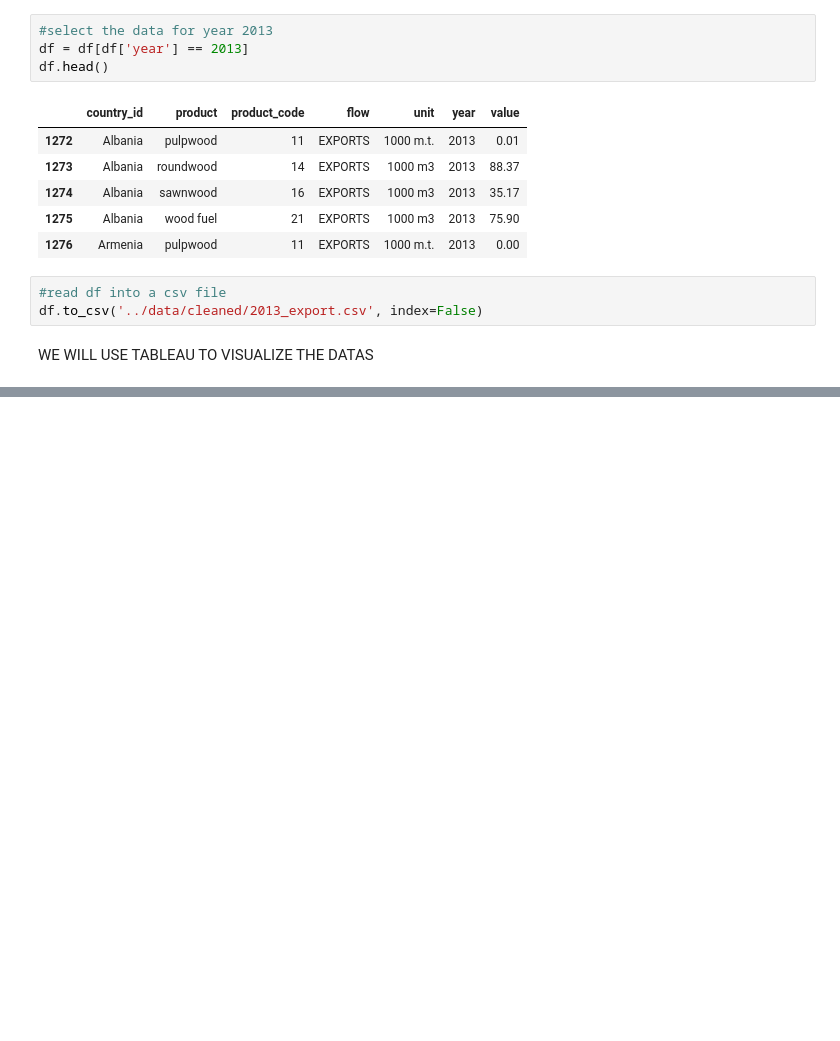
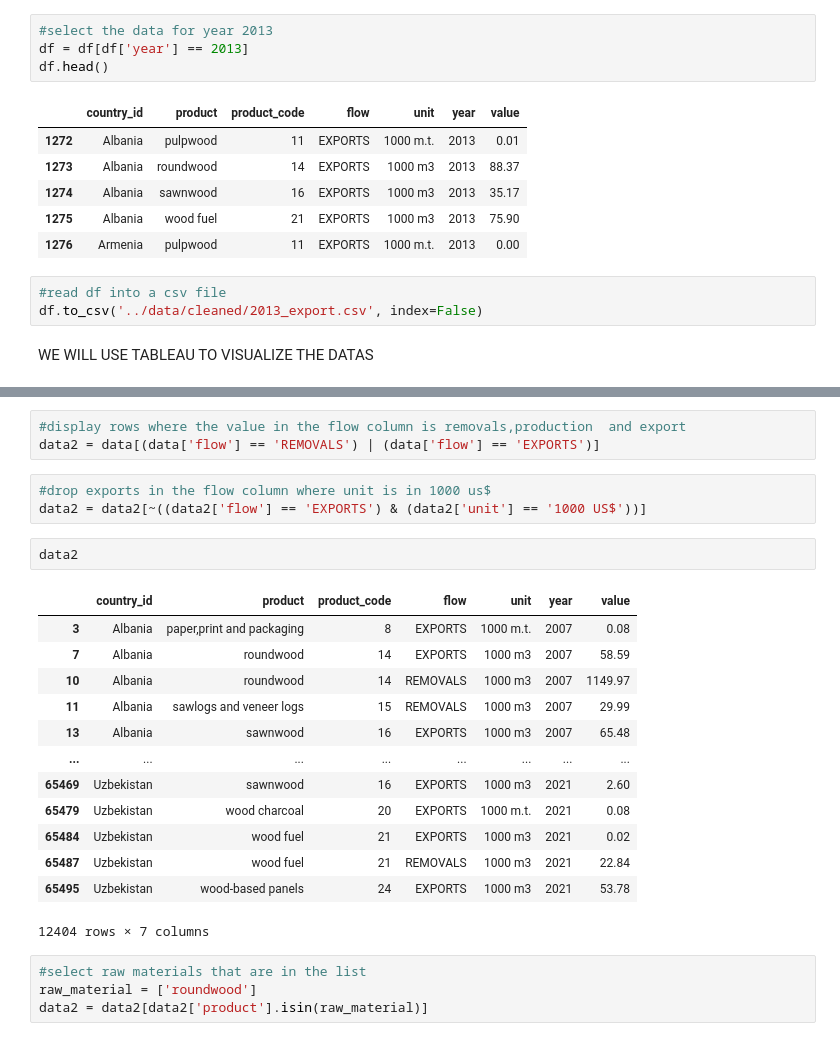
Before and after one commit to dubem12/mid_project, a Jupyter notebook: notebooks/cleaning_note2.ipynb, the cells around one changed output, grey strips where cells are left out. Drawn from its saved outputs; the diff is of its cells as text; blank space fills up the shorter version.

```diff
--- a/notebooks/cleaning_note2.ipynb
+++ b/notebooks/cleaning_note2.ipynb
@@ -46,0 +96,26 @@ WE WILL USE TABLEAU TO VISUALIZE THE DATAS
+# %%
+#display rows where the value in the flow column is removals,production  and export
+data2 = data[(data['flow'] == 'REMOVALS') | (data['flow'] == 'EXPORTS')]
+# %%
+#drop exports in the flow column where unit is in 1000 us$
+data2 = data2[~((data2['flow'] == 'EXPORTS') & (data2['unit'] == '1000 US$'))]
+# %%
+data2
+# %% [output]
+|  | country_id | product | product_code | flow | unit | year | value |
+| 3 | Albania | paper,print and packaging | 8 | EXPORTS | 1000 m.t. | 2007 | 0.08 |
+| 7 | Albania | roundwood | 14 | EXPORTS | 1000 m3 | 2007 | 58.59 |
+| 10 | Albania | roundwood | 14 | REMOVALS | 1000 m3 | 2007 | 1149.97 |
+| 11 | Albania | sawlogs and veneer logs | 15 | REMOVALS | 1000 m3 | 2007 | 29.99 |
+| 13 | Albania | sawnwood | 16 | EXPORTS | 1000 m3 | 2007 | 65.48 |
+| ... | ... | ... | ... | ... | ... | ... | ... |
+| 65469 | Uzbekistan | sawnwood | 16 | EXPORTS | 1000 m3 | 2021 | 2.60 |
+| 65479 | Uzbekistan | wood charcoal | 20 | EXPORTS | 1000 m.t. | 2021 | 0.08 |
+| 65484 | Uzbekistan | wood fuel | 21 | EXPORTS | 1000 m3 | 2021 | 0.02 |
+| 65487 | Uzbekistan | wood fuel | 21 | REMOVALS | 1000 m3 | 2021 | 22.84 |
+| 65495 | Uzbekistan | wood-based panels | 24 | EXPORTS | 1000 m3 | 2021 | 53.78 |
+12404 rows × 7 columns
+# %%
+#select raw materials that are in the list
+raw_material = ['roundwood']
+data2 = data2[data2['product'].isin(raw_material)]
```
Also changed, not shown: parts of 21 cells of this notebook, 19 other files.
